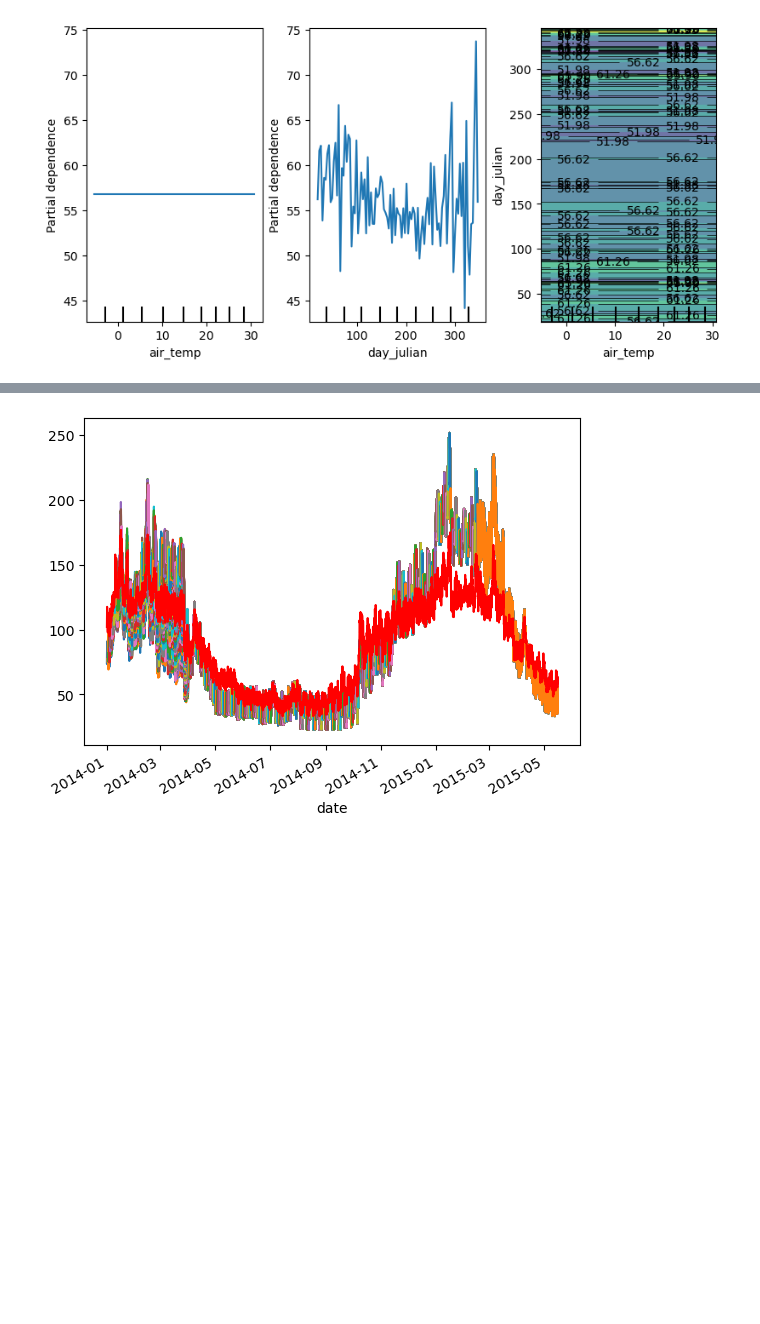
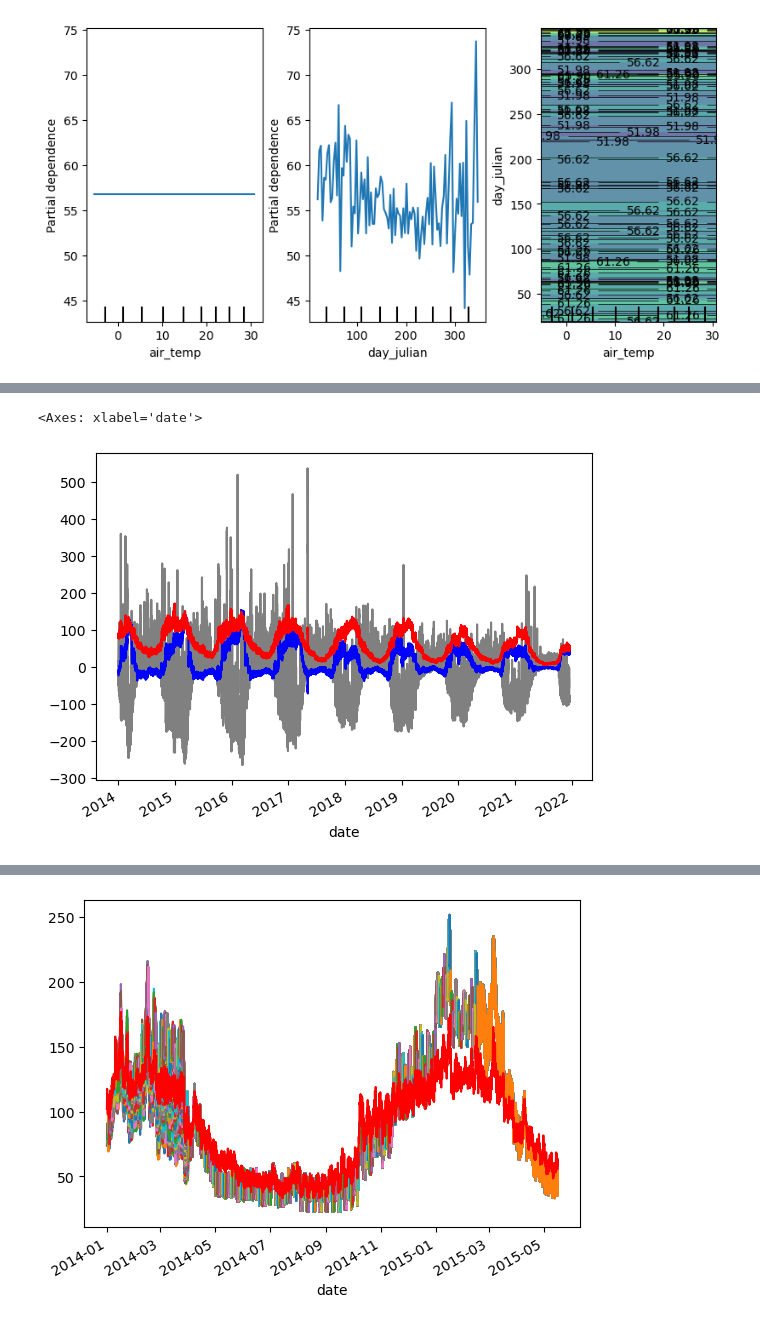
Before and after one commit to m-edal/normet, a Jupyter notebook: tutorials/Case1_autodeweather.ipynb, the cells around one changed output, grey strips where cells are left out. Saved outputs shown, nothing was run; the diff lists cells and outputs as text; code cells hidden in the pictures; blank space fills up the shorter version.

Commit message:
Break Met effects into short and Seasonal effects using rolling weather normalisation

```diff
--- a/tutorials/Case1_autodeweather.ipynb
+++ b/tutorials/Case1_autodeweather.ipynb
@@ -226,0 +260,4 @@ dfrx,mod_statsx=ad.do_all(df1,value='PM2.5',feature_names=all_features,
+# %%
+dfrx['Short']=dfrx['Observed']-dfrd['Mean']
+# %%
+dfrx['Season']=dfrd['Mean']-dfrx.iloc[:,1]
@@ -226,0 +281,7 @@ dfrx,mod_statsx=ad.do_all(df1,value='PM2.5',feature_names=all_features,
+# %%
+dfrx['Short'].plot(c='grey')
+dfrx['Season'].plot(c='b')
+dfrx['Deweathered_7654321'].plot(c='r')
+# %% [output]
+<Axes: xlabel='date'>
+[figure, added]
```
Also changed, not shown: parts of 17 cells of this notebook, 3 other files.
